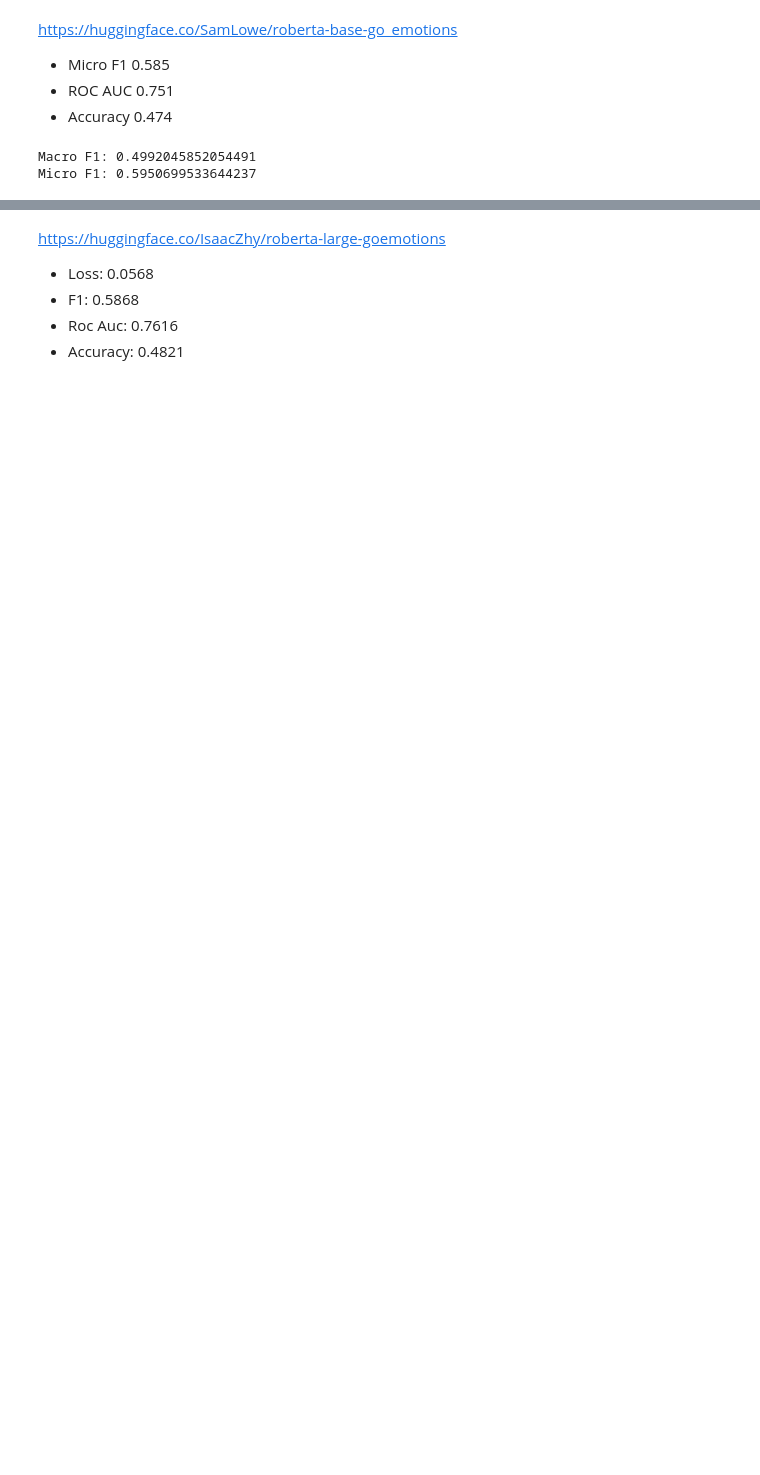
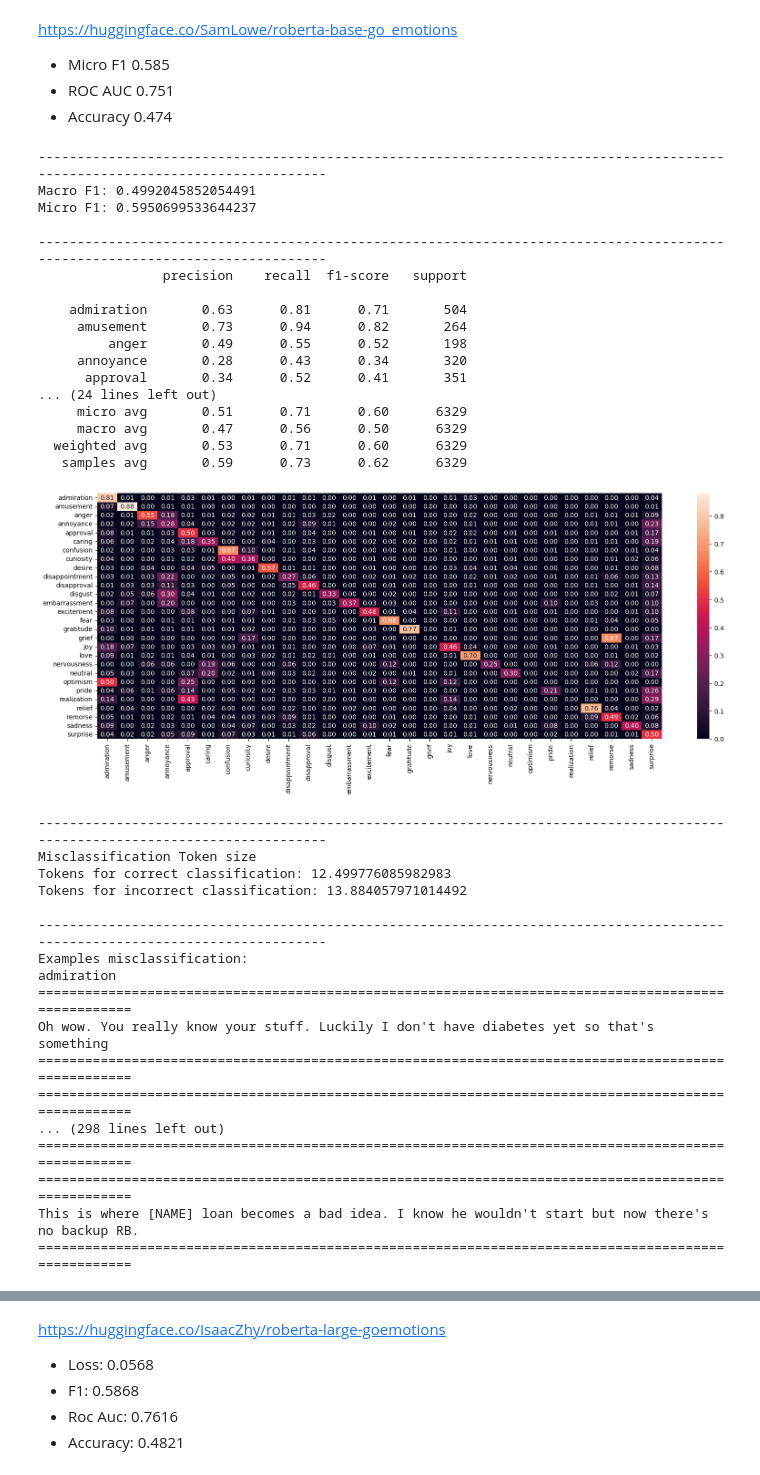
Before and after one commit to pedroforliberkeley/w266-project, a Jupyter notebook: notebooks/4.public-models.ipynb, the cells around one changed output, grey strips where cells are left out. Saved outputs shown, nothing was run; the diff lists cells and outputs as text; code cells hidden in the pictures; blank space fills up the shorter version.

```diff
--- a/notebooks/4.public-models.ipynb
+++ b/notebooks/4.public-models.ipynb
@@ -85,19 +204,45 @@ https://huggingface.co/SamLowe/roberta-base-go_emotions
 # %%
 roberta = pipeline('sentiment-analysis', model='SamLowe/roberta-base-go_emotions', return_all_scores=True)
 # %%
-roberta_labels = [roberta(text) for text in tqdm(test_pv.reset_index().text.tolist())]
+roberta_labels = run_classification(roberta)
-# %%
-roberta_pred = np.zeros((len(roberta_labels), len(target_names)))
-for i, label_list in enumerate(roberta_labels):
-    for label in label_list[0]:
-        if label["score"] > 0.2:
-            roberta_pred[i, ge_labels.index(label["label"])] = 1
-
-print(
-    "Macro F1:", f1_score(test_pv[ge_labels].values, roberta_pred, average="macro"),
-    "\nMicro F1:", f1_score(test_pv[ge_labels].values, roberta_pred, average="micro"),
-)
-# %% [output]
-Macro F1: 0.4992045852054491
-Micro F1: 0.5950699533644237
+# %%
+roberta_pred = create_predictions(roberta_labels, label_type="named")
+# %%
+show_metrics(roberta_pred)
+# %% [output]
+-----------------------------------------------------------------------------------------------------------------------------
+Macro F1: 0.4992045852054491
+Micro F1: 0.5950699533644237
+
+-----------------------------------------------------------------------------------------------------------------------------
+                precision    recall  f1-score   support
+
+    admiration       0.63      0.81      0.71       504
+     amusement       0.73      0.94      0.82       264
+         anger       0.49      0.55      0.52       198
+     annoyance       0.28      0.43      0.34       320
+      approval       0.34      0.52      0.41       351
+... (24 lines left out)
+     micro avg       0.51      0.71      0.60      6329
+     macro avg       0.47      0.56      0.50      6329
+  weighted avg       0.53      0.71      0.60      6329
+   samples avg       0.59      0.73      0.62      6329
+[figure, added]
+-----------------------------------------------------------------------------------------------------------------------------
+Misclassification Token size
+Tokens for correct classification: 12.499776085982983
+Tokens for incorrect classification: 13.884057971014492
+
+-----------------------------------------------------------------------------------------------------------------------------
+Examples misclassification:
+admiration
+====================================================================================================
+Oh wow. You really know your stuff. Luckily I don't have diabetes yet so that's something
+====================================================================================================
+====================================================================================================
+... (298 lines left out)
+====================================================================================================
+====================================================================================================
+This is where [NAME] loan becomes a bad idea. I know he wouldn't start but now there's no backup RB.
+====================================================================================================
 # %% [markdown]
```
Also changed, not shown: parts of 33 cells of this notebook, 1 other file.
